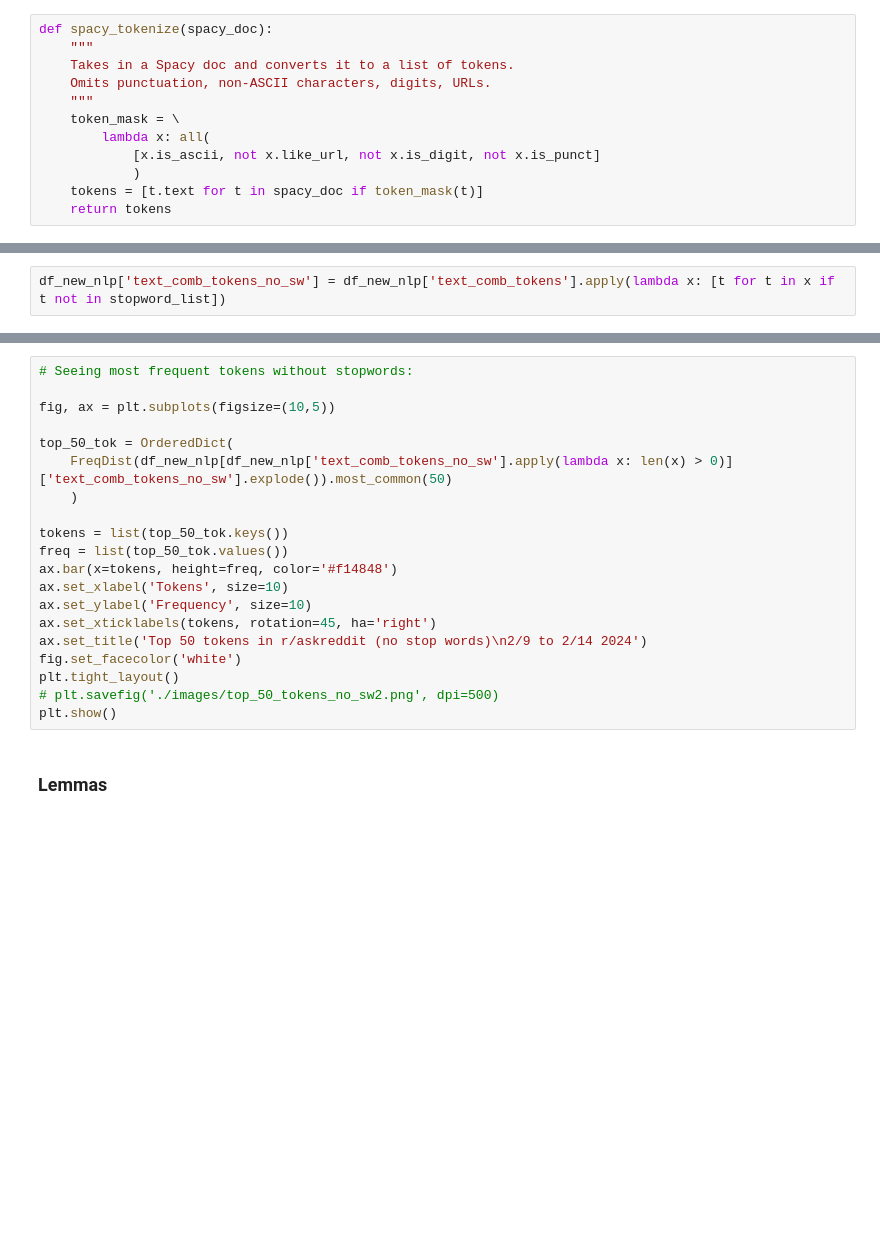
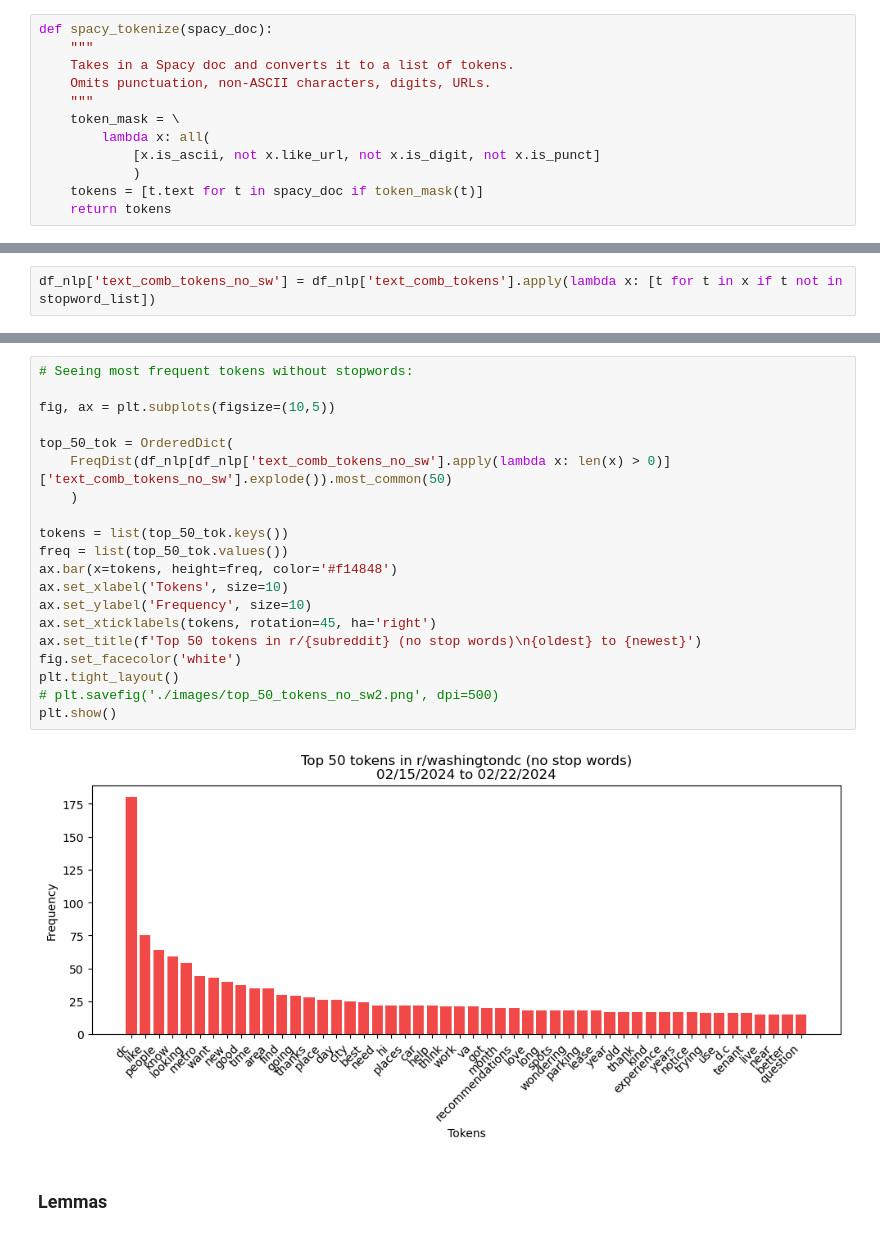
Before and after one commit to zshoorbajee/scrape_with_praw, a Jupyter notebook: explore_new_posts_prototype.ipynb, the cells around one changed output, grey strips where cells are left out. Cells and saved outputs as stored; diff of their text form; blank space fills up the shorter version.

```diff
--- a/explore_new_posts_prototype.ipynb
+++ b/explore_new_posts_prototype.ipynb
@@ -148,2 +252,2 @@ plt.show()
 # %%
-df_new_nlp['text_comb_tokens_no_sw'] = df_new_nlp['text_comb_tokens'].apply(lambda x: [t for t in x if t not in stopword_list])
+df_nlp['text_comb_tokens_no_sw'] = df_nlp['text_comb_tokens'].apply(lambda x: [t for t in x if t not in stopword_list])
@@ -150,23 +260,25 @@ df_new_nlp['text_comb_tokens_no_sw'] = df_new_nlp['text_comb_tokens'].apply(lamb
 # %%
 # Seeing most frequent tokens without stopwords:
 
 fig, ax = plt.subplots(figsize=(10,5))
 
 top_50_tok = OrderedDict(
-    FreqDist(df_new_nlp[df_new_nlp['text_comb_tokens_no_sw'].apply(lambda x: len(x) > 0)]['text_comb_tokens_no_sw'].explode()).most_common(50)
+    FreqDist(df_nlp[df_nlp['text_comb_tokens_no_sw'].apply(lambda x: len(x) > 0)]['text_comb_tokens_no_sw'].explode()).most_common(50)
     )
 
 tokens = list(top_50_tok.keys())
 freq = list(top_50_tok.values())
 ax.bar(x=tokens, height=freq, color='#f14848')
 ax.set_xlabel('Tokens', size=10)
 ax.set_ylabel('Frequency', size=10)
 ax.set_xticklabels(tokens, rotation=45, ha='right')
-ax.set_title('Top 50 tokens in r/askreddit (no stop words)\n2/9 to 2/14 2024')
+ax.set_title(f'Top 50 tokens in r/{subreddit} (no stop words)\n{oldest} to {newest}')
 fig.set_facecolor('white')
 plt.tight_layout()
 # plt.savefig('./images/top_50_tokens_no_sw2.png', dpi=500)
 plt.show()
+# %% [output]
+[figure, added]
 # %% [markdown]
 ### Lemmas
 # %%
```
Also changed, not shown: parts of 55 cells of this notebook.
